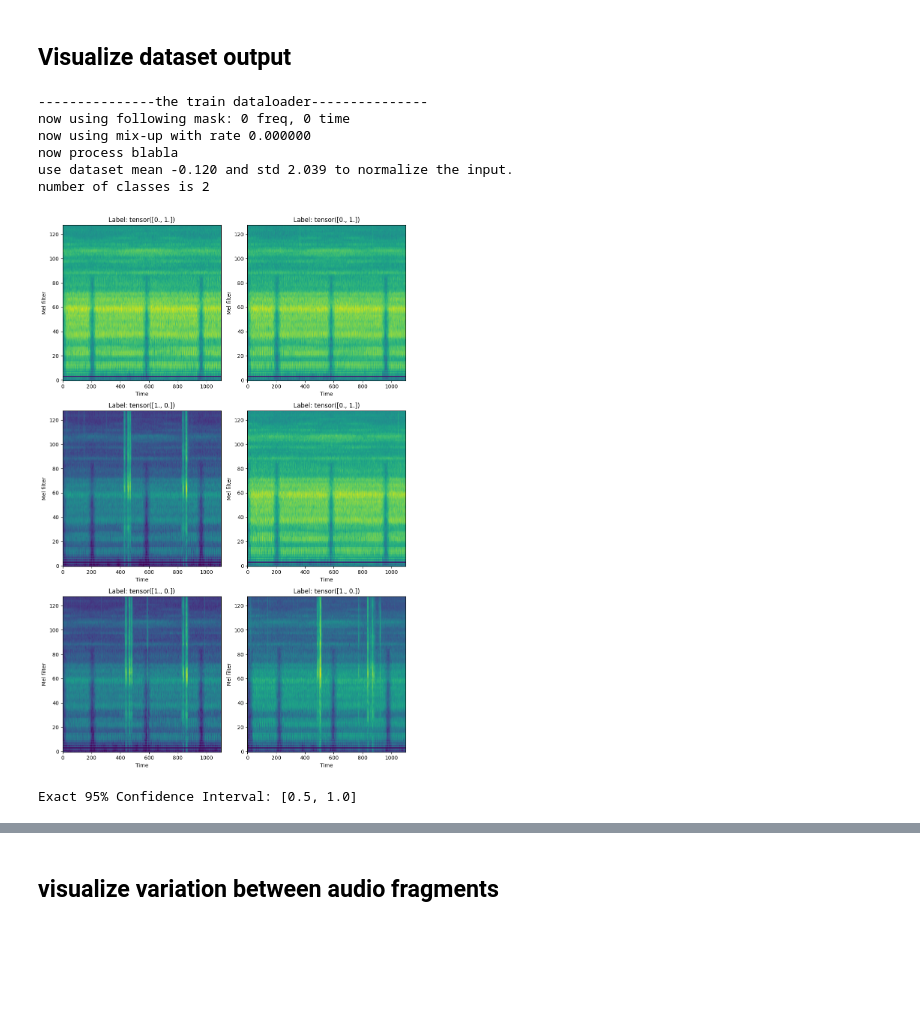
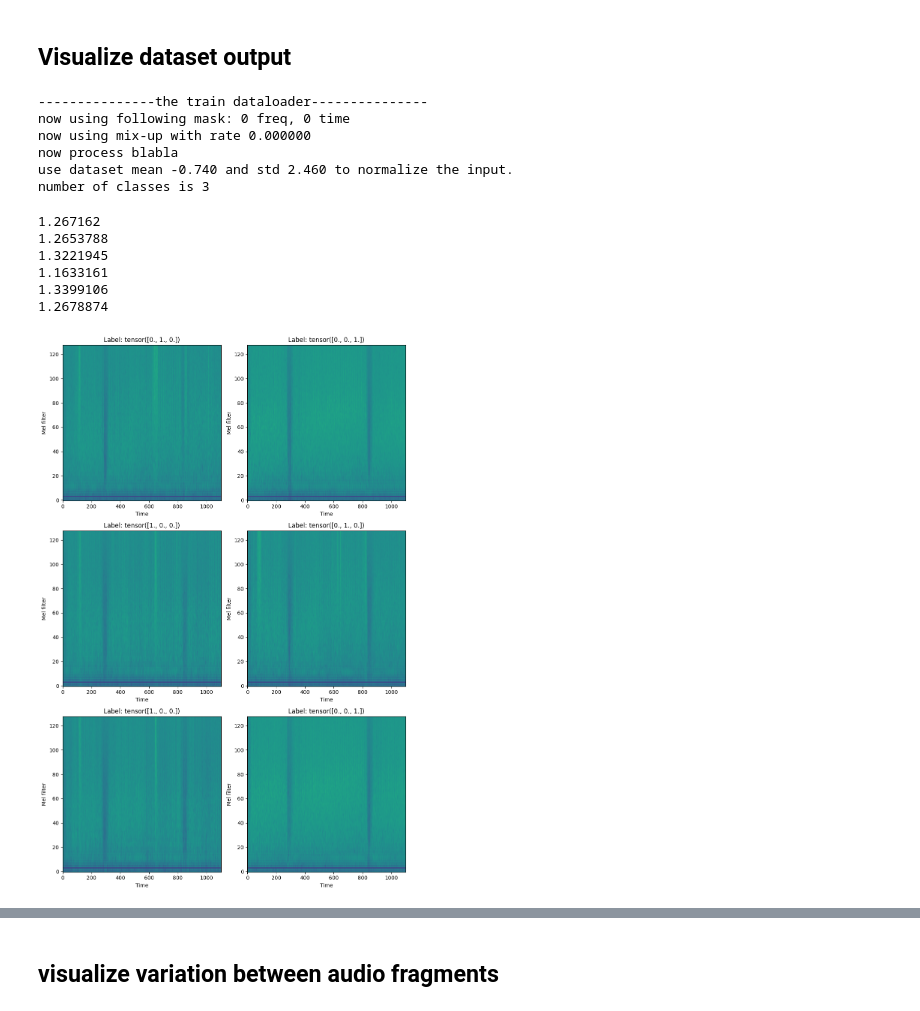
Before and after one commit to tlpss/ast, a Jupyter notebook: egs/robomic/visualize.ipynb, the cells around one changed output, grey strips where cells are left out. Drawn from its saved outputs; the diff is of its cells as text; code cells hidden in the pictures; blank space fills up the shorter version.

```diff
--- a/egs/robomic/visualize.ipynb
+++ b/egs/robomic/visualize.ipynb
@@ -101,57 +102,48 @@ import sys
 sys.path.append("../../src")
 from dataloader import AudiosetDataset
 # %%
-    audio_conf = {'num_mel_bins': 128, 'target_length': 1100, 'freqm': 0, 'timem': 0, 'mixup': 0.0, 'mean': -0.12, 'std': 2.039, 'mode': 'train', 'dataset': 'blabla'}
+audio_conf = {'num_mel_bins': 128, 'target_length': 1100, 'freqm': 0, 'timem': 0, 'mixup': 0.0, 'mean': -0.74, 'std': 2.46, 'mode': 'train', 'dataset': 'blabla'}
 
-    label_csv = "/home/tlips/Documents/ast/egs/robomic/data/robomic_categories.csv"
-    datafile= "/home/tlips/Documents/ast/egs/robomic/data/icra2025-v0/robomic_train_mic.json"
-    dataset = AudiosetDataset(datafile, label_csv=label_csv, audio_conf=audio_conf)
+label_csv = "/home/tlips/Documents/ast/egs/robomic/data/robomic_categories.csv"
+datafile= "/home/tlips/Documents/ast/egs/robomic/data/icra2025-multiclass-v1/robomic_all_laser.json"
+dataset = AudiosetDataset(datafile, label_csv=label_csv, audio_conf=audio_conf)
 # %% [output]
 ---------------the train dataloader---------------
 now using following mask: 0 freq, 0 time
 now using mix-up with rate 0.000000
 now process blabla
-use dataset mean -0.120 and std 2.039 to normalize the input.
-number of classes is 2
+use dataset mean -0.740 and std 2.460 to normalize the input.
+number of classes is 3
 # %%
 # visualize 6 samples in a 3x2 layout
 
 import matplotlib.pyplot as plt
 import numpy as np
 import random
 
 N = 6
 fig, axs = plt.subplots(3, 2, figsize=(10, 15))
 axs = axs.flatten()  # Flatten the 2D array of axes for easier indexing
 
 for i in range(N):
     idx = random.randint(0, len(dataset) - 1)
     fbank, label = dataset[idx]
     # transpose to fbank
     fbank = fbank.transpose(0, 1)
-    axs[i].imshow(fbank.numpy(), aspect='auto', origin='lower')
+    print(fbank.numpy().max())
+
+    axs[i].imshow(fbank.numpy(), aspect='auto', origin='lower', cmap='viridis',vmin=-5, vmax=5)
     axs[i].set_title(f'Label: {label}')
     axs[i].set_xlabel('Time')
     axs[i].set_ylabel('Mel filter')
 
 plt.tight_layout()
 plt.show()
 # %% [output]
+1.267162
+1.2653788
+1.3221945
+1.1633161
+1.3399106
+1.2678874
-[figure, old version]
+[figure, new version]
-# %%
-import scipy.stats as st
-
-def exact_binomial_confidence_interval(n, k, alpha=0.05):
-    """Calculates exact binomial confidence interval for binary classification accuracy."""
-    lower = st.binom.ppf(alpha / 2, n, k / n)  # Use current accuracy as estimate for p
-    upper = st.binom.ppf(1 - alpha / 2, n, k / n)
-    return lower / n, upper / n
-
-n = 8  # Number of test samples
-k = n*0.8  # Number of correct classifications
-alpha = 0.05
-
-lower, upper = exact_binomial_confidence_interval(n, k, alpha)
-print(f"Exact 95% Confidence Interval: [{lower}, {upper}]")
-# %% [output]
-Exact 95% Confidence Interval: [0.5, 1.0]
```
Also changed, not shown: parts of 4 cells of this notebook, 13 other files.
